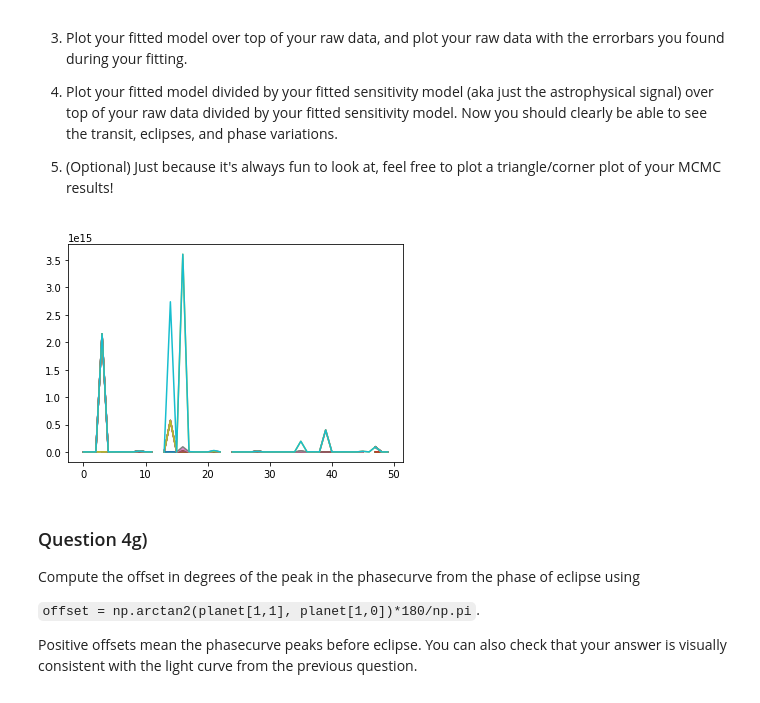
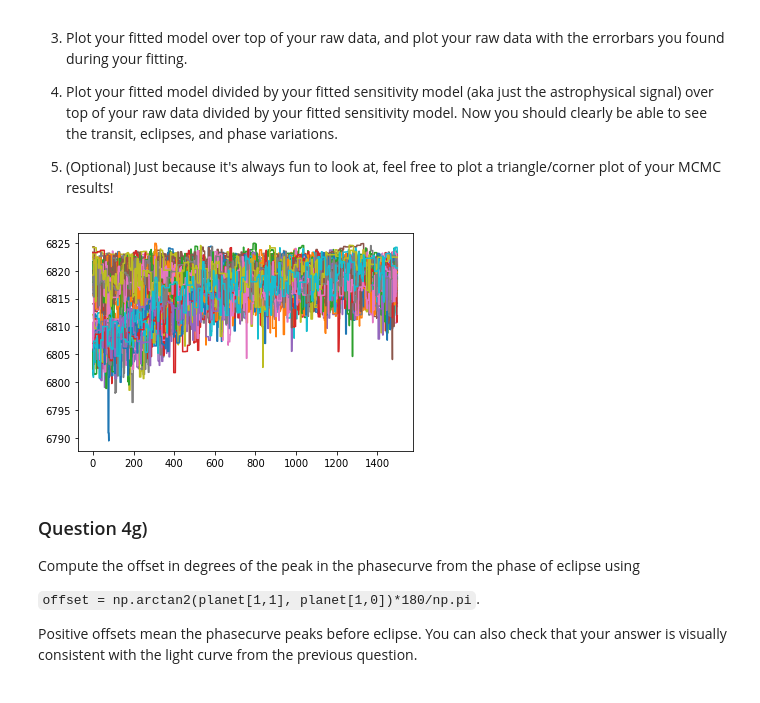
Before and after one commit to katiesavarc/DataSci_Lab, a Jupyter notebook: CodingLab08/CodingLab08_Exoplanets.ipynb, the cells around one changed output. Saved outputs shown, nothing was run; the diff lists cells and outputs as text; code cells hidden in the pictures.

```diff
--- a/CodingLab08/CodingLab08_Exoplanets.ipynb
+++ b/CodingLab08/CodingLab08_Exoplanets.ipynb
@@ -346,10 +346,10 @@ planet_corot = starry.kepler.Secondary(lmax=1)  # (lmax described later)
 
 
 r_jup = const.R_jup.value
-r_star = 1.657*const.R_sun.value
+r_star = 0.902*const.R_sun.value
 AU = const.au.value
 
-planet.L = 0   # (described later)
+planet.L = 0
 
 planet_corot.r = (1.465*r_jup)/r_star # radius in stellar radii
 planet_corot.a = (0.0281*AU)/r_star  # orbital semi-major axis in units of the stellar radii.
@@ -402,7 +402,7 @@ Your function should take 5 inputs: the $\theta_0$ guess holding your 12 fitted
 
 def fit_system(theta, x_arr, y_arr, star_var, planet_var):
     #unpack theta
-    coeff = theta[0:6]
+    coeff = np.copy(theta[0:6])
     #update star and planet
     star_var[1] = theta[6]
     star_var[2] = theta[7]
@@ -441,14 +441,21 @@ As for a prior, you should:
 
 
 def log_prior(theta, x_arr, y_arr, star_var, planet_var):
-    #planet_corot variable needs to be updated with theta params
 
-    theta_1 = theta[0:12]
+    theta_1 = np.copy(theta[0:12])
     planet_r = theta[8]
     planet_L = theta[9]
     flux_model = 1
+    #print("planet radius in prior:",planet_var.r)
     if 0 <= planet_r < 1. and 0 <= planet_L < 1.:
+        #star_var[1] = theta[6]
+        #star_var[2] = theta[7]
+        #planet_var.r = planet_r
+        #planet_var.L = planet_L
+        #planet_var[1,0] = theta[10]
+        #planet_var[1,1] = theta[11]
         flux_model = fit_system(theta_1, x_arr, y_arr, star_var, planet_var)
+        #print("planet radius in prior after updated:",planet_var.r)
         if planet_var.is_physical():
             return 0.0 , flux_model # the constant doesn't matter since MCMCs only care about *ratios* of probabilities
     return -np.inf , flux_model # log(0) = -inf
@@ -457,7 +464,7 @@ def log_likelihood(theta, x_arr, y_arr, star_var, planet_var, flux, flux_model):
     theta_1 = theta[0:12]
     sigma = theta[12]
     term1 = -0.5*np.log(2*np.pi*(sigma**2))
-    term2 = ((flux-flux_model)**2)/(2*(sigma**2))
+    term2 = -((flux-flux_model)**2)/(2*(sigma**2))
     log_like = np.sum(term1+term2)
     return log_like
 
@@ -467,9 +474,11 @@ def log_posterior(theta, x_arr, y_arr, star_var, planet_var, flux):
     if not np.isfinite(log_pri):
         return -np.inf
     log_like = log_likelihood(theta, x_arr, y_arr, star_var, planet_var, flux, flux_model)
+    log_post = log_pri+log_like
 
+    if not np.isfinite(log_post):
+        return -np.inf
 
-    log_post = log_pri+log_like
     return log_post
 # %% [markdown]
 ### Question 4e)
@@ -500,6 +509,7 @@
 import emcee
 
 #do we need a new star??
+star = starry.kepler.Primary()
 
 planet_r = 0.1
 planet_L = 0.001
@@ -514,7 +524,7 @@ sigma = 0.001
 theta_0 = [a,d,c,d,e,f,star_1,star_2,planet_r,planet_L,planetm0,planetm1,sigma]
 coeff = [a,b,c,d,e,f]
 
-nsteps = 2000
+nsteps = 3500
 nwalkers = 50
 ndim = 13
 
@@ -523,6 +533,6 @@ sampler = emcee.EnsembleSampler(nwalkers, ndim, log_posterior, args=(x, y, star,
 
 initial_pos = np.array(theta_0) + 0.1 * np.random.randn(nwalkers, ndim)
 
-state = sampler.run_mcmc(initial_pos, nsteps, progress=True);
+state = sampler.run_mcmc(initial_pos, nsteps+1500, progress=True);
 sampler.reset()
 state = sampler.run_mcmc(state,nsteps,progress=True)
@@ -564,10 +572,10 @@ Now it's time to examine your results.
 5. (Optional) Just because it's always fun to look at, feel free to plot a triangle/corner plot of your MCMC results!
 # %%
 # Your code goes here
-for i in range(50):
-    plt.plot(sampler.lnprobability.T[i])
+plt.plot(sampler.lnprobability.T[2000:3500])
+plt.show()
 # %% [output]
-[figure, old version]
+[figure, new version]
 # %% [markdown]
 ### Question 4g)
 
```
Also changed, not shown: parts of 3 cells of this notebook.
